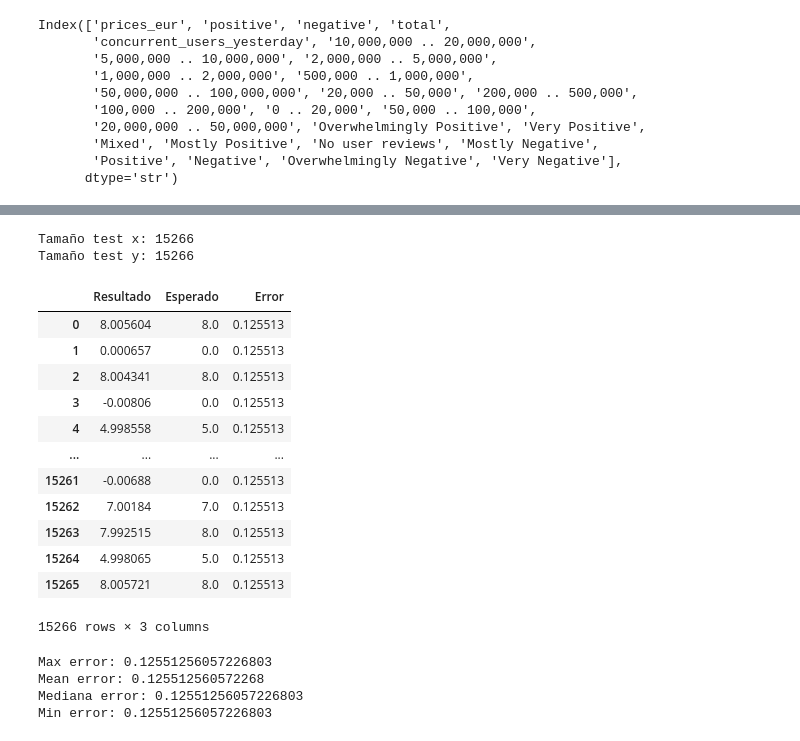
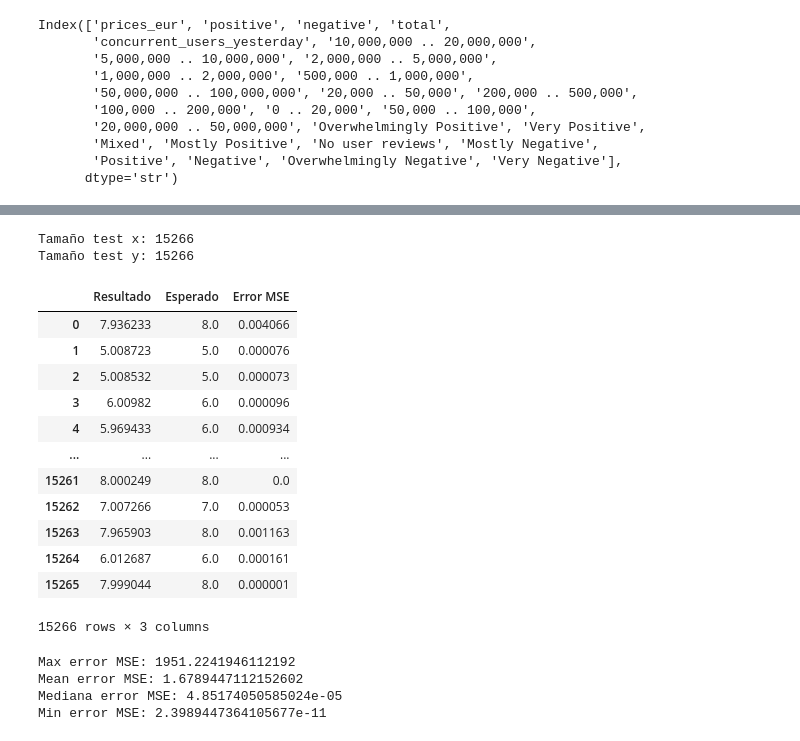
Before and after one commit to SALV19/MachineLearning, a Jupyter notebook: steam-project-original.ipynb, the cells around one changed output, grey strips where cells are left out. Cells and saved outputs as stored; diff of their text form; code cells hidden in the pictures.

```diff
--- a/steam-project.ipynb
+++ b/steam-project-original.ipynb
@@ -740,7 +733,7 @@ def train(df_x, df_y, df_x_test, df_y_test):
 	"""
 
 	epochs = 0
-	max_epochs = 10_000
+	max_epochs = 20_000
 	alfa = 0.4
 	params = np.random.rand(len(df_x.columns)) * 100
 	b = 0.5
@@ -771,7 +764,7 @@ def train(df_x, df_y, df_x_test, df_y_test):
 			print(params)
 			break
 
-		if np.allclose(oldparams, params, atol=1e-6):
+		if np.allclose(oldparams, params, atol=1e-3):
 			print("Reached minimum")
 			print("Epoch: ", epochs)
 			print ("final params:")
@@ -879,32 +884,32 @@ Test loss: 0.12551256057226803
 # %%
 print(f"Tamaño test x: {len(df_x_test)}")
 print(f"Tamaño test y: {len(df_y_test)}")
 results = pd.DataFrame(data = np.dot(df_x_test, params) + b, columns=["Resultado"])
 results["Esperado"] = df_y_test.reset_index(drop=True)
-results["Error"] = calculate_loss(results["Resultado"] - results["Esperado"])
+results["Error MSE"] = (results["Resultado"] - results["Esperado"]) ** 2
 display(results)
 
-print(f"Max error: {results["Error"].max()}")
-print(f"Mean error: {results["Error"].mean()}")
-print(f"Mediana error: {results["Error"].median()}")
-print(f"Min error: {results["Error"].min()}")
+print(f"Max error MSE: {results["Error MSE"].max()}")
+print(f"Mean error MSE: {results["Error MSE"].mean()}")
+print(f"Mediana error MSE: {results["Error MSE"].median()}")
+print(f"Min error MSE: {results["Error MSE"].min()}")
 # %% [output]
 Tamaño test x: 15266
 Tamaño test y: 15266
-|  | Resultado | Esperado | Error |
-| 0 | 8.005604 | 8.0 | 0.125513 |
-| 1 | 0.000657 | 0.0 | 0.125513 |
-| 2 | 8.004341 | 8.0 | 0.125513 |
-| 3 | -0.00806 | 0.0 | 0.125513 |
-| 4 | 4.998558 | 5.0 | 0.125513 |
+|  | Resultado | Esperado | Error MSE |
+| 0 | 7.936233 | 8.0 | 0.004066 |
+| 1 | 5.008723 | 5.0 | 0.000076 |
+| 2 | 5.008532 | 5.0 | 0.000073 |
+| 3 | 6.00982 | 6.0 | 0.000096 |
+| 4 | 5.969433 | 6.0 | 0.000934 |
 | ... | ... | ... | ... |
-| 15261 | -0.00688 | 0.0 | 0.125513 |
-| 15262 | 7.00184 | 7.0 | 0.125513 |
-| 15263 | 7.992515 | 8.0 | 0.125513 |
-| 15264 | 4.998065 | 5.0 | 0.125513 |
-| 15265 | 8.005721 | 8.0 | 0.125513 |
+| 15261 | 8.000249 | 8.0 | 0.0 |
+| 15262 | 7.007266 | 7.0 | 0.000053 |
+| 15263 | 7.965903 | 8.0 | 0.001163 |
+| 15264 | 6.012687 | 6.0 | 0.000161 |
+| 15265 | 7.999044 | 8.0 | 0.000001 |
 15266 rows × 3 columns
-Max error: 0.12551256057226803
-Mean error: 0.125512560572268
-Mediana error: 0.12551256057226803
-Min error: 0.12551256057226803
+Max error MSE: 1951.2241946112192
+Mean error MSE: 1.6789447112152602
+Mediana error MSE: 4.85174050585024e-05
+Min error MSE: 2.3989447364105677e-11
```
Also changed, not shown: parts of 10 cells of this notebook, 10 other files.
